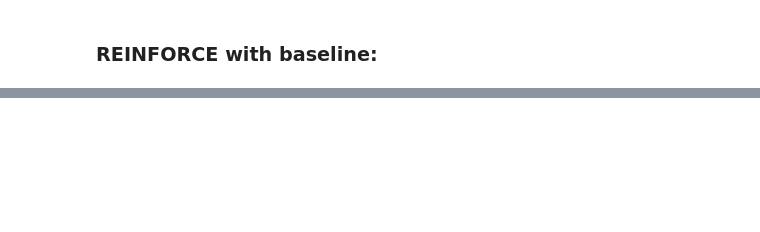
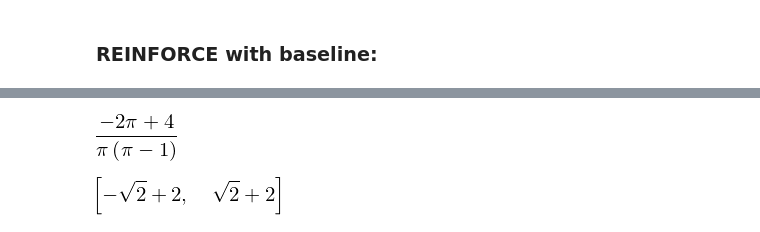
Before and after one commit to tprunarsson/Reiknigreind2018, a Jupyter notebook: pg.ipynb, the cells around one changed output, grey strips where cells are left out. Saved outputs shown, nothing was run; the diff lists cells and outputs as text; code cells hidden in the pictures; blank space fills up the shorter version.

```diff
--- a/pg.ipynb
+++ b/pg.ipynb
@@ -157,0 +218,12 @@ We look now at the actor critic he will use a action-value function
+# %%
+# we can solve this using sympy:
+Vs, Vb, Vc, pi = sp.symbols('Vs Vb Vc pi')
+expr = sp.solve([-Vs+pi*(Vb-1)+(1-pi)*(Vs-1),-Vb+pi*(Vs-1)+(1-pi)*(Vc-1),-Vc+pi*(-1)+(1-pi)*(Vb-1)],(Vs,Vb,Vc))
+expr[Vs]
+# %% [output]
+[figure, added]
+# %%
+optimal_pi = sp.solve((sp.diff(expr[Vs],pi)))
+optimal_pi
+# %% [output]
+[figure, added]
```
Also changed, not shown: parts of 14 cells of this notebook.
